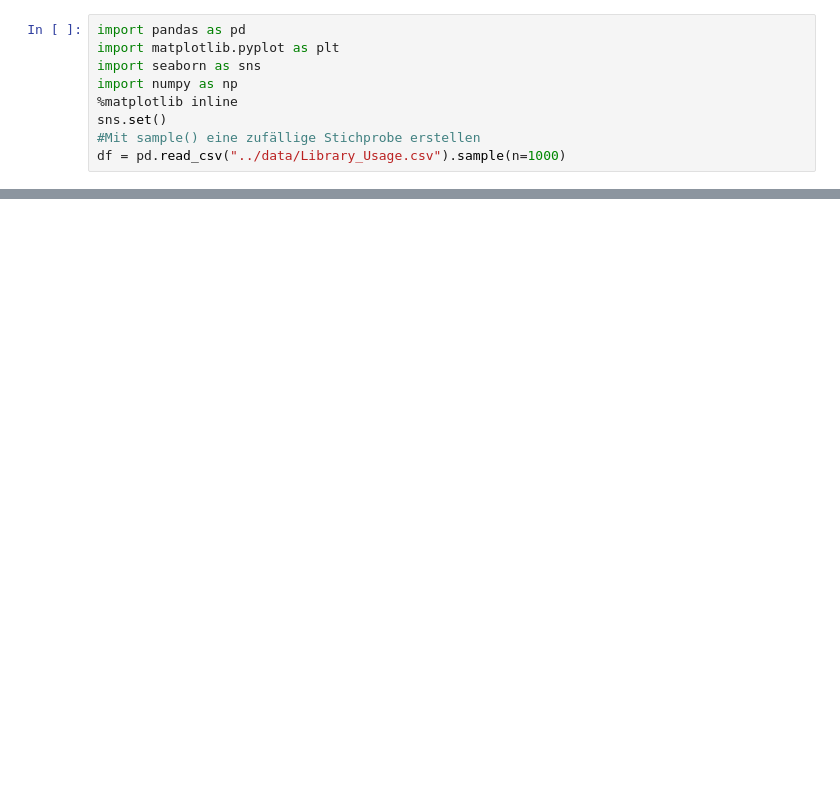
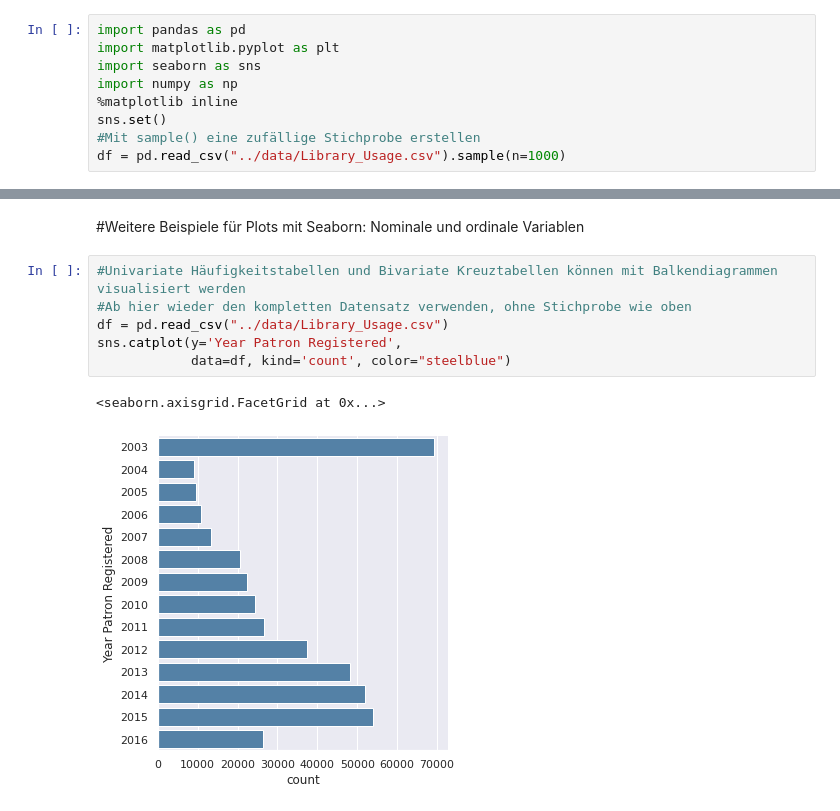
Before and after one commit to Daniela-Mayer/2020-11-30-Data_Librarian_Daniela_Mayer, a Jupyter notebook: Modul_3/notebooks/Plots mit Seaborn.ipynb, the cells around one changed output, grey strips where cells are left out. Drawn from its saved outputs; the diff is of its cells as text; blank space fills up the shorter version.

```diff
--- a/Modul_3/notebooks/Plots mit Seaborn.ipynb
+++ b/Modul_3/notebooks/Plots mit Seaborn.ipynb
@@ -36,0 +56,11 @@ plt.savefig("../data/seaborn_tutorial.png")
+# %% [markdown]
+#Weitere Beispiele für Plots mit Seaborn: Nominale und ordinale Variablen
+# %%
+#Univariate Häufigkeitstabellen und Bivariate Kreuztabellen können mit Balkendiagrammen visualisiert werden
+#Ab hier wieder den kompletten Datensatz verwenden, ohne Stichprobe wie oben
+df = pd.read_csv("../data/Library_Usage.csv")
+sns.catplot(y='Year Patron Registered',
+            data=df, kind='count', color="steelblue")
+# %% [output]
+<seaborn.axisgrid.FacetGrid at 0x...>
+[figure, added]
```
Also changed, not shown: parts of 14 cells of this notebook, 6 other files.
